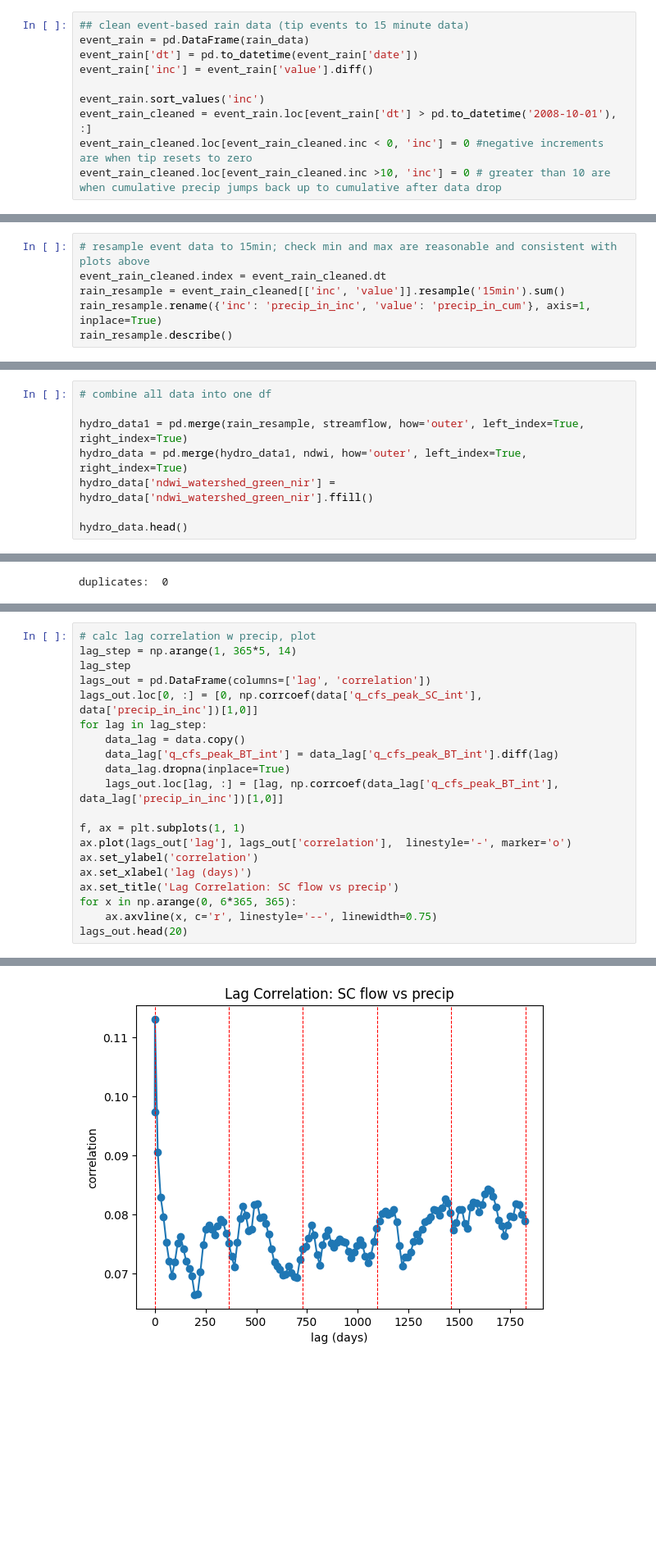
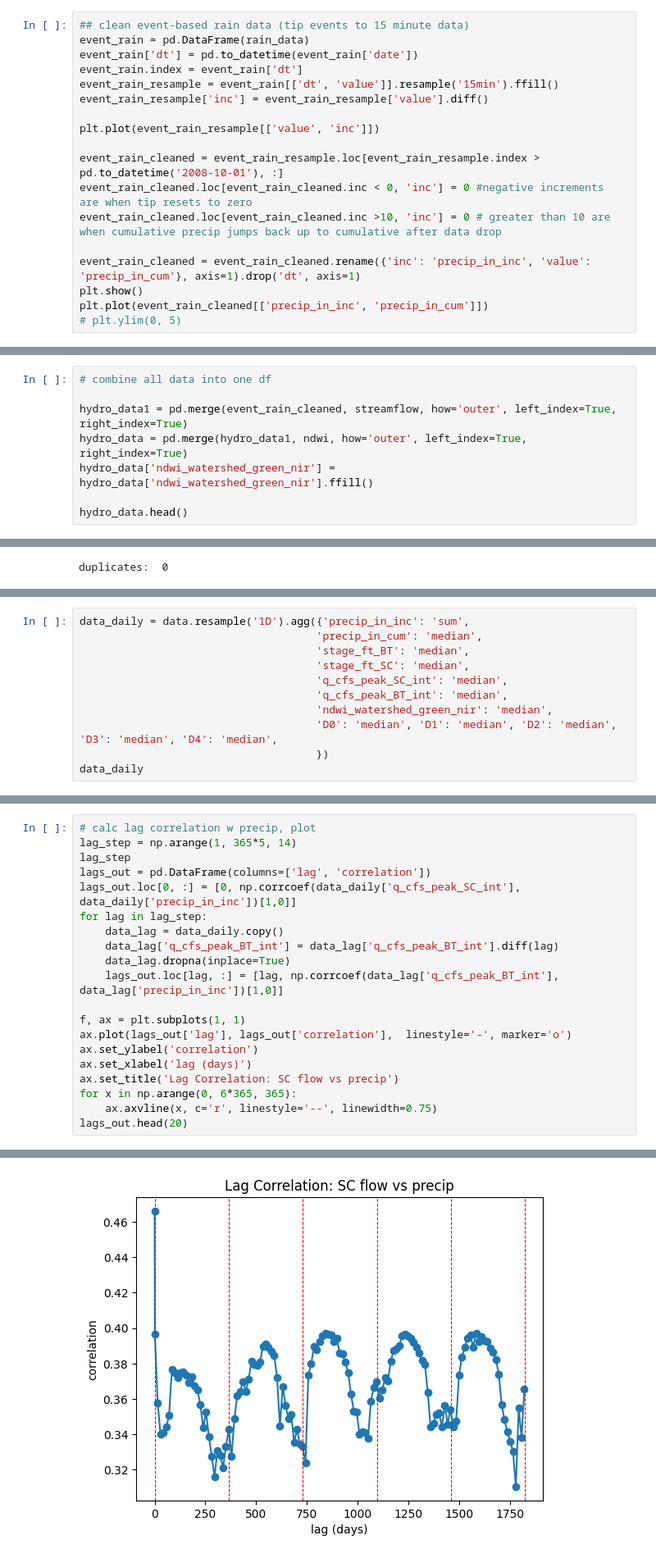
Before and after one commit to kpretz/San-Lorenzo-Flood-Prediction, a Jupyter notebook: 01_GetData_EDA.ipynb, the cells around one changed output, grey strips where cells are left out. Shown at 82% size. Saved outputs shown, nothing was run; the diff lists cells and outputs as text; blank space fills up the shorter version.

```diff
--- a/01_GetData_EDA.ipynb
+++ b/01_GetData_EDA.ipynb
@@ -134,9 +135,17 @@ rain_data = response.json()
 ## clean event-based rain data (tip events to 15 minute data)
 event_rain = pd.DataFrame(rain_data)
 event_rain['dt'] = pd.to_datetime(event_rain['date'])
-event_rain['inc'] = event_rain['value'].diff()
+event_rain.index = event_rain['dt']
+event_rain_resample = event_rain[['dt', 'value']].resample('15min').ffill()
+event_rain_resample['inc'] = event_rain_resample['value'].diff()
 
-event_rain.sort_values('inc')
-event_rain_cleaned = event_rain.loc[event_rain['dt'] > pd.to_datetime('2008-10-01'), :]
+plt.plot(event_rain_resample[['value', 'inc']])
+
+event_rain_cleaned = event_rain_resample.loc[event_rain_resample.index > pd.to_datetime('2008-10-01'), :]
 event_rain_cleaned.loc[event_rain_cleaned.inc < 0, 'inc'] = 0 #negative increments are when tip resets to zero
 event_rain_cleaned.loc[event_rain_cleaned.inc >10, 'inc'] = 0 # greater than 10 are when cumulative precip jumps back up to cumulative after data drop
+
+event_rain_cleaned = event_rain_cleaned.rename({'inc': 'precip_in_inc', 'value': 'precip_in_cum'}, axis=1).drop('dt', axis=1)
+plt.show()
+plt.plot(event_rain_cleaned[['precip_in_inc', 'precip_in_cum']])
+# plt.ylim(0, 5)
@@ -171,6 +156,0 @@ event_rain_cleaned.head()
-# %%
-# resample event data to 15min; check min and max are reasonable and consistent with plots above
-event_rain_cleaned.index = event_rain_cleaned.dt
-rain_resample = event_rain_cleaned[['inc', 'value']].resample('15min').sum()
-rain_resample.rename({'inc': 'precip_in_inc', 'value': 'precip_in_cum'}, axis=1, inplace=True)
-rain_resample.describe()
@@ -219,7 +196,7 @@ Missing streamflow is linearly interpolated.
 # %%
 # combine all data into one df
 
-hydro_data1 = pd.merge(rain_resample, streamflow, how='outer', left_index=True, right_index=True)
+hydro_data1 = pd.merge(event_rain_cleaned, streamflow, how='outer', left_index=True, right_index=True)
 hydro_data = pd.merge(hydro_data1, ndwi, how='outer', left_index=True, right_index=True)
 hydro_data['ndwi_watershed_green_nir'] = hydro_data['ndwi_watershed_green_nir'].ffill()
 
@@ -567,3 +510,14 @@ sns.heatmap(data.corr(), annot=True, vmin=-1, vmax=1, annot_kws={"size":6})
 # %% [output]
 <Axes: >
 [figure]
+# %%
+data_daily = data.resample('1D').agg({'precip_in_inc': 'sum',
+                                     'precip_in_cum': 'median',
+                                     'stage_ft_BT': 'median',
+                                     'stage_ft_SC': 'median',
+                                     'q_cfs_peak_SC_int': 'median',
+                                     'q_cfs_peak_BT_int': 'median',
+                                     'ndwi_watershed_green_nir': 'median',
+                                     'D0': 'median', 'D1': 'median', 'D2': 'median', 'D3': 'median', 'D4': 'median',
+                                     })
+data_daily
@@ -572,9 +540,9 @@ sns.heatmap(data.corr(), annot=True, vmin=-1, vmax=1, annot_kws={"size":6})
 lag_step = np.arange(1, 365*5, 14)
 lag_step
 lags_out = pd.DataFrame(columns=['lag', 'correlation'])
-lags_out.loc[0, :] = [0, np.corrcoef(data['q_cfs_peak_SC_int'], data['precip_in_inc'])[1,0]]
+lags_out.loc[0, :] = [0, np.corrcoef(data_daily['q_cfs_peak_SC_int'], data_daily['precip_in_inc'])[1,0]]
 for lag in lag_step:
-    data_lag = data.copy()
+    data_lag = data_daily.copy()
     data_lag['q_cfs_peak_BT_int'] = data_lag['q_cfs_peak_BT_int'].diff(lag)
     data_lag.dropna(inplace=True)
     lags_out.loc[lag, :] = [lag, np.corrcoef(data_lag['q_cfs_peak_BT_int'], data_lag['precip_in_inc'])[1,0]]
@@ -608,4 +576,4 @@ lags_out.head(20)
-[figure, old version]
+[figure, new version]
 # %%
 # calc lag correlation with ndwi, plot
 lag_step = np.arange(1, 365*5, 14)
```
Also changed, not shown: parts of 21 cells of this notebook, 1 other file.
